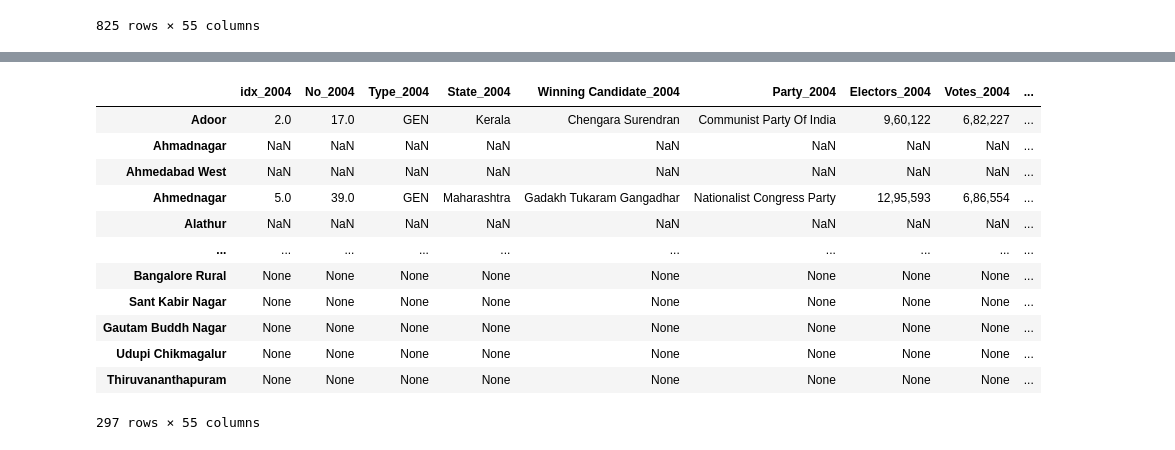
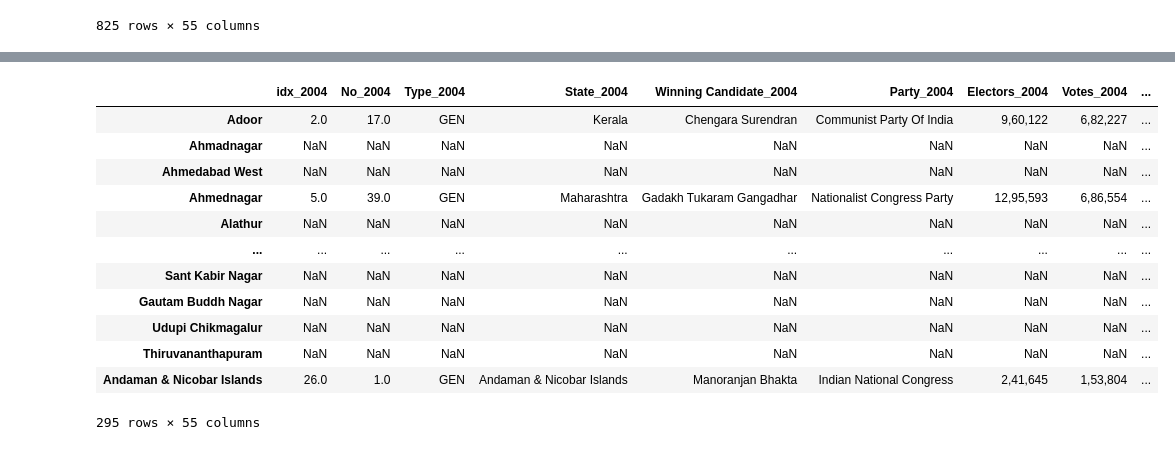
Before and after one commit to rasgulla-warriors/ada-hai-toh-mumkin-hai, a Jupyter notebook: wego.ipynb, the cells around one changed output, grey strips where cells are left out. Drawn from its saved outputs; the diff is of its cells as text; code cells hidden in the pictures.

```diff
--- a/wego.ipynb
+++ b/wego.ipynb
@@ -252,18 +254,19 @@ Margin %_2024             136
 dtype: int64
 # %%
+df = pd.read_csv("all.csv", index_col=0)
 rows_with_nulls = df[df.isna().any(axis=1)]
 rows_with_nulls
 # %% [output]
 |  | idx_2004 | No_2004 | Type_2004 | State_2004 | Winning Candidate_2004 | Party_2004 | Electors_2004 | Votes_2004 | ... |
 | Adoor | 2.0 | 17.0 | GEN | Kerala | Chengara Surendran | Communist Party Of India | 9,60,122 | 6,82,227 | ... |
 | Ahmadnagar | NaN | NaN | NaN | NaN | NaN | NaN | NaN | NaN | ... |
 | Ahmedabad West | NaN | NaN | NaN | NaN | NaN | NaN | NaN | NaN | ... |
 | Ahmednagar | 5.0 | 39.0 | GEN | Maharashtra | Gadakh Tukaram Gangadhar | Nationalist Congress Party | 12,95,593 | 6,86,554 | ... |
 | Alathur | NaN | NaN | NaN | NaN | NaN | NaN | NaN | NaN | ... |
 | ... | ... | ... | ... | ... | ... | ... | ... | ... | ... |
-| Bangalore Rural | None | None | None | None | None | None | None | None | ... |
-| Sant Kabir Nagar | None | None | None | None | None | None | None | None | ... |
-| Gautam Buddh Nagar | None | None | None | None | None | None | None | None | ... |
-| Udupi Chikmagalur | None | None | None | None | None | None | None | None | ... |
-| Thiruvananthapuram | None | None | None | None | None | None | None | None | ... |
+| Sant Kabir Nagar | NaN | NaN | NaN | NaN | NaN | NaN | NaN | NaN | ... |
+| Gautam Buddh Nagar | NaN | NaN | NaN | NaN | NaN | NaN | NaN | NaN | ... |
+| Udupi Chikmagalur | NaN | NaN | NaN | NaN | NaN | NaN | NaN | NaN | ... |
+| Thiruvananthapuram | NaN | NaN | NaN | NaN | NaN | NaN | NaN | NaN | ... |
+| Andaman & Nicobar Islands | 26.0 | 1.0 | GEN | Andaman & Nicobar Islands | Manoranjan Bhakta | Indian National Congress | 2,41,645 | 1,53,804 | ... |
-297 rows × 55 columns
+295 rows × 55 columns
```
Also changed, not shown: parts of 13 cells of this notebook, 2 other files.
